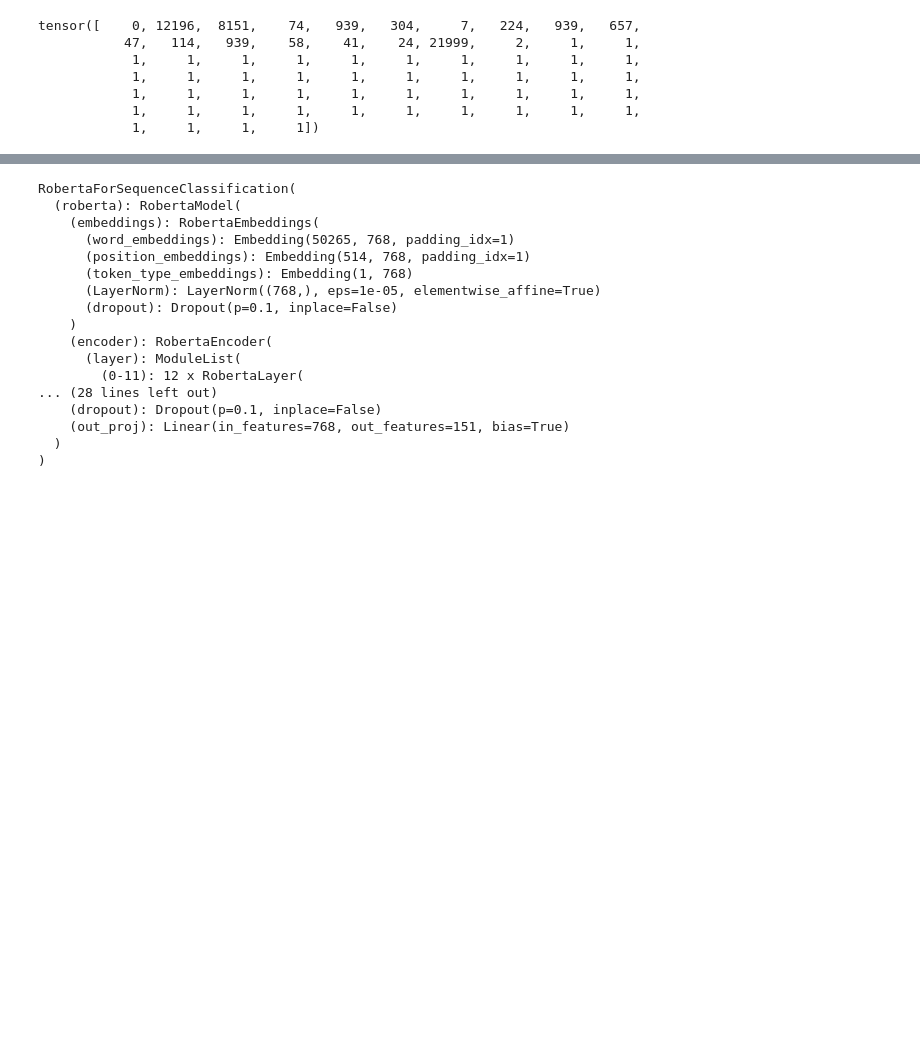
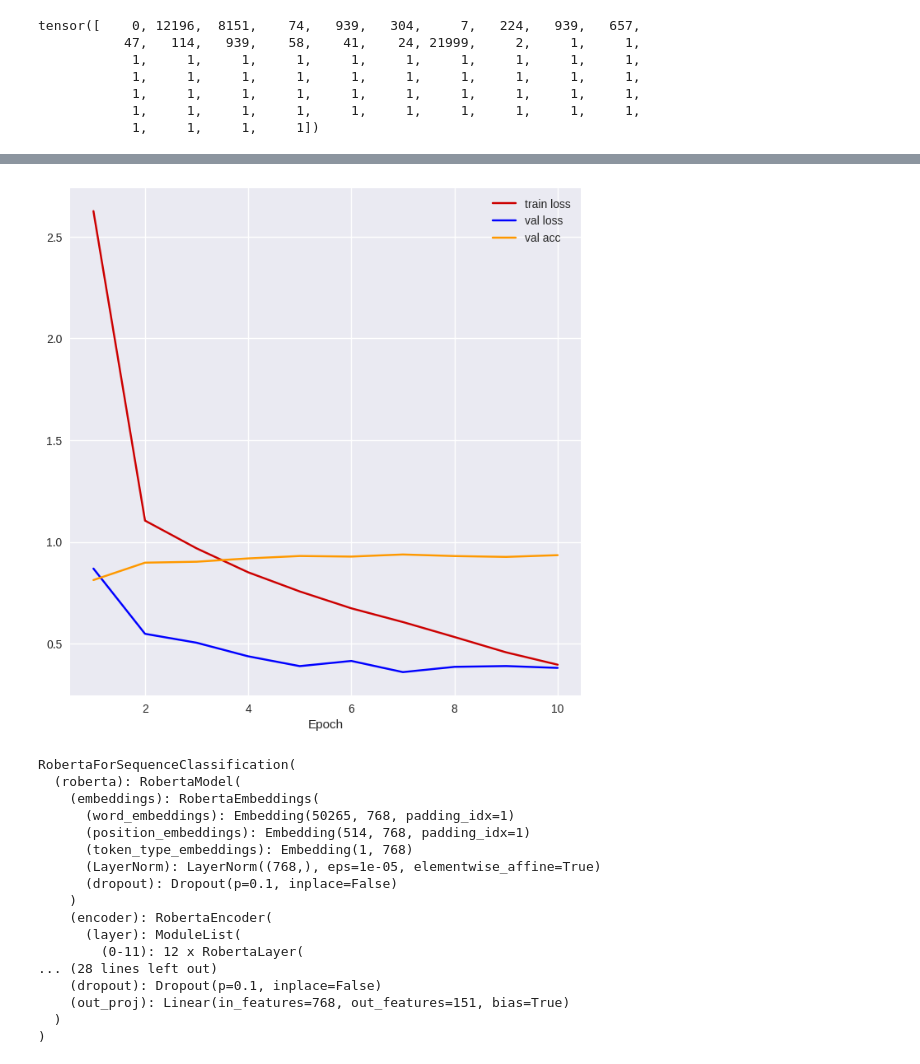
Before and after one commit to Dimmension/tbank-ml-camp-sirius, a Jupyter notebook: src/dirty_roberta.ipynb, the cells around one changed output, grey strips where cells are left out. Cells and saved outputs as stored; diff of their text form; code cells hidden in the pictures; blank space fills up the shorter version.

```diff
--- a/src/dirty_roberta.ipynb
+++ b/src/dirty_roberta.ipynb
@@ -231,7 +237,7 @@ train_ds[0]
 # %%
 from transformers import get_linear_schedule_with_warmup
 
-epochs = 8
+epochs = 10
 
 no_decay = ['bias', 'LayerNorm.weight']
 
@@ -291,6 +297,7 @@ def val(model, val_dl, criterion):
 # %%
 best_epoch, best_val_acc = 0, 0
 
+train_losses, val_losses, val_accs = [], [], []
 for epoch in tqdm(range(1, epochs + 1)):
     print("\n" + "=" * 5 + f"Epoch {epoch}/{epochs}" +  "=" * 5)
     train_loss = train(model, train_dl, criterion, optimizer, scheduler)
@@ -299,5 +306,8 @@ for epoch in tqdm(range(1, epochs + 1)):
     model.save_pretrained(f"roberta/epoch_{epoch}")
     if val_acc > best_val_acc:
         best_epoch, best_val_acc = epoch, val_acc
+    train_losses.append(train_loss)
+    val_losses.append(val_loss)
+    val_accs.append(val_acc)
     print(f"Val loss {val_loss} acc {val_acc}")
 # %% [output]
@@ -335,3 +353,16 @@ Val loss 0.37061715638265014 acc 0.9287500000000001
+# %%
+import matplotlib.pyplot as plt
+
+arr_epochs = np.arange(1, epochs + 1)
+plt.figure(figsize=(8, 8))
+plt.style.use("seaborn-v0_8")
+plt.plot(arr_epochs, train_losses, c="#cc0000", label="train loss")
+plt.plot(arr_epochs, val_losses, c="#0000ff", label="val loss")
+plt.plot(arr_epochs, val_accs, c="#ff9900", label="val acc")
+plt.xlabel("Epoch")
+plt.legend();
+# %% [output]
+[figure, added]
 # %%
 model.from_pretrained(f"roberta/epoch_{best_epoch}", local_files_only=True)
 model.to(device)
```
Also changed, not shown: parts of 9 cells of this notebook, 6 other files.
